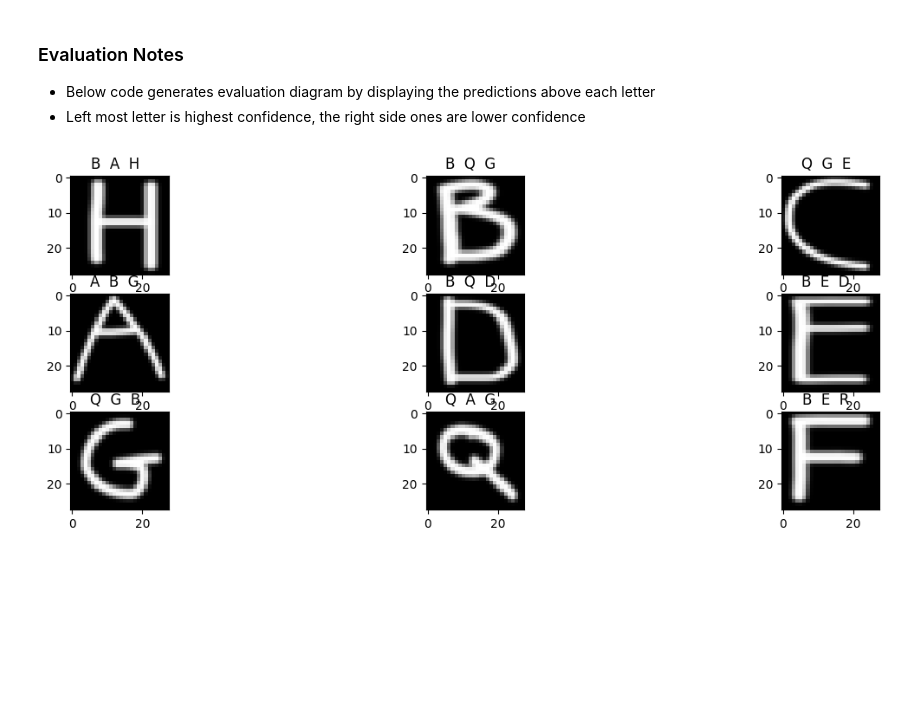
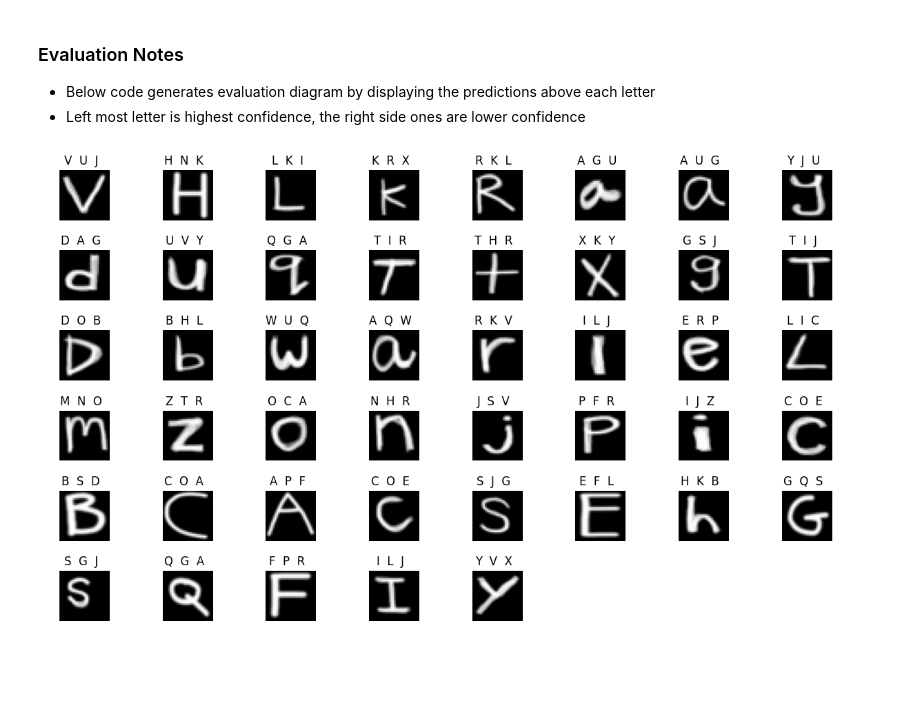
Before and after one commit to alisoniv/SkyScripting, a Jupyter notebook: skyscript_model/eval_model.ipynb, the cells around one changed output. Drawn from its saved outputs; the diff is of its cells as text; code cells hidden in the pictures; blank space fills up the shorter version.

```diff
--- a/skyscript_model/eval_model.ipynb
+++ b/skyscript_model/eval_model.ipynb
@@ -36,7 +47,7 @@ model = CNNBaseModel()
 model.load_state_dict(torch.load(str(MODEL_CKPT), map_location=device)) #When loading model from weights make sure it matches the specified architecture
 model.eval()
 
-def prep_img_for_model(model, img_path):
+def prep_img_for_model(model, img_path, invert=True):
     """
     img_path is pathlib Path object
     Processes input image (Black pen, white background)
@@ -45,7 +56,8 @@ def prep_img_for_model(model, img_path):
         Inverted colors
     """
     image = Image.open(str(img_path)).convert('L')
-    image = Image.eval(image, lambda x: 255 - x) #Invert colors
+    if invert:
+        image = Image.eval(image, lambda x: 255 - x) #Invert colors
 
     transform = transforms.Compose([    #Resize for model and convert to tensor
         transforms.Resize((28, 28)),
@@ -54,9 +66,6 @@ def prep_img_for_model(model, img_path):
     image_tensor = transform(image)
     image_tensor = image_tensor.unsqueeze(0)
 
-    # if isinstance(model, WaveMix):
-    #     image_tensor = image_tensor.repeat(1,3,1,1)
-
     return image_tensor
 
 def get_class(class_num): #Convert model's number prediction to letter prediction
@@ -80,24 +108,40 @@ train_loader = DataLoader(emnist_data, batch_size=64, shuffle=True)
  - Left most letter is highest confidence, the right side ones are lower confidence
 # %%
 LETTERS_DIR = Path("samples/letters/")
-fig, axs = plt.subplots(3, 3, figsize=(15, 5))
+fig, axs = plt.subplots(7, 8, figsize=(15, 10))  # Grid size 7x8
+plt.subplots_adjust(hspace=0.6, wspace=0.3)  # Increase space between rows and columns
+
 for ind, img in enumerate(LETTERS_DIR.iterdir()):
+    if ind >= 54:  # Limit the number of images to 54
+        break
+
     image_tensor = prep_img_for_model(model, str(img))
 
+    if isinstance(model, WaveMix):
+        image_tensor_input = image_tensor.repeat(1,3,1,1)
+    else:
+        image_tensor_input = image_tensor
+
+    image_tensor_input = image_tensor_input * 2 - 1 #Normalize image for model
     with torch.no_grad():
-        output = model(image_tensor)
+        output = model(image_tensor_input)
     _, predicted_class = torch.max(output, 1)
 
     _, top3 = torch.topk(output, 3)
     top3 = top3.flatten().tolist()
 
     top3_preds = ''
     for pred in top3:
         top3_preds += f"{get_class(pred)}  "
 
+    axs[ind // 8, ind % 8].imshow(image_tensor.squeeze(0).squeeze(0), cmap='gray')
+    axs[ind // 8, ind % 8].set_title(top3_preds)
+    axs[ind // 8, ind % 8].axis('off')  # Optional: Turn off axis for cleaner look
 
-    axs[ind // 3, ind % 3].imshow(image_tensor.squeeze(0).squeeze(0), cmap='gray')
-    axs[ind // 3, ind % 3].set_title(top3_preds)
-    # axs[ind // 3, ind % 3].set_title(get_class(predicted_class.item()))
+# Hide unused subplots if there are fewer images than grid spaces (2 empty spots)
+for ax in axs.flatten()[ind+1:]:
+    ax.axis('off')
+
+plt.show()
 # %% [output]
-[figure, old version]
+[figure, new version]
```
Also changed, not shown: parts of 4 cells of this notebook, 44 other files.
